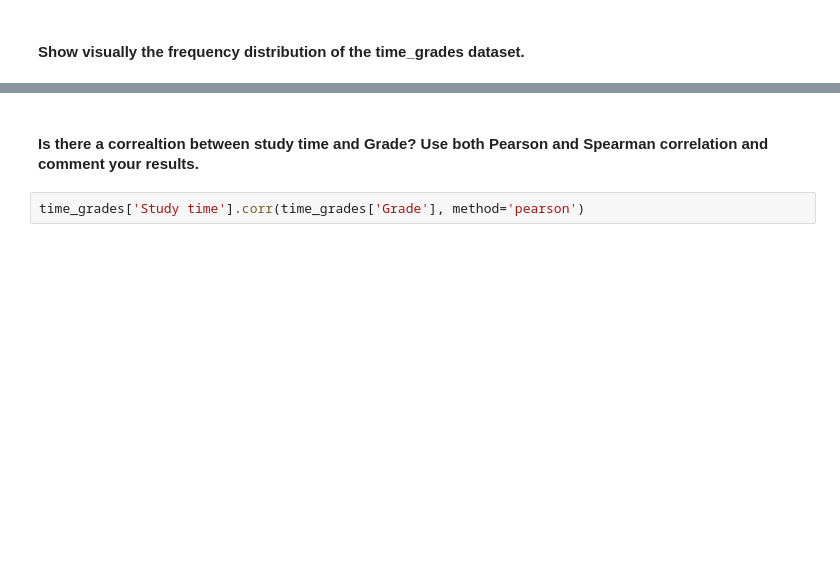
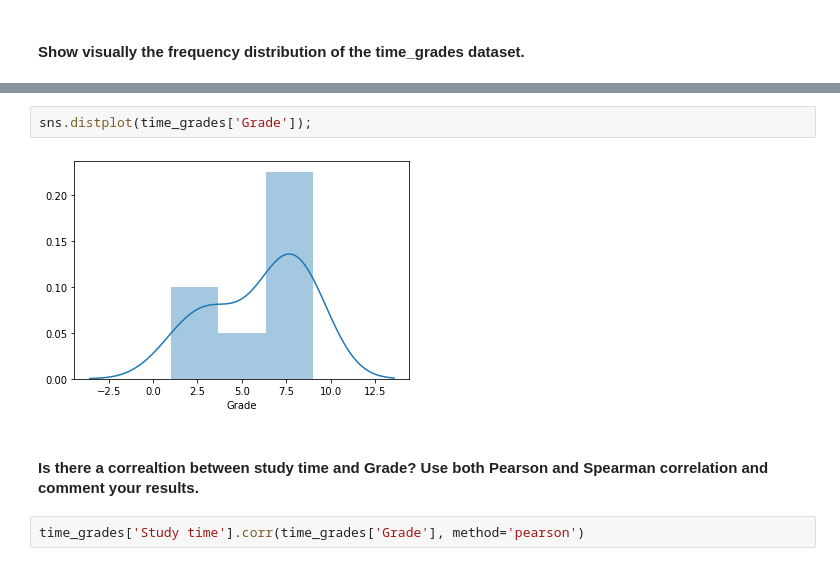
Before and after one commit to JavierLuna/data-labs, a Jupyter notebook: module-2/lab-pivot-table-and-correlation/your_code/main.ipynb, the cells around one changed output, grey strips where cells are left out. Cells and saved outputs as stored; diff of their text form; blank space fills up the shorter version.

```diff
--- a/module-2/lab-pivot-table-and-correlation/your_code/main.ipynb
+++ b/module-2/lab-pivot-table-and-correlation/your_code/main.ipynb
@@ -348,3 +359,7 @@ plt.scatter(x=time_grades['Study time'], y=time_grades['Grade']);
+# %%
+sns.distplot(time_grades['Grade']);
+# %% [output]
+[figure, added]
 # %% [markdown]
 #### Is there a correaltion between study time and Grade? Use both Pearson and Spearman correlation and comment your results.
 # %%
```
Also changed, not shown: parts of 10 cells of this notebook.
